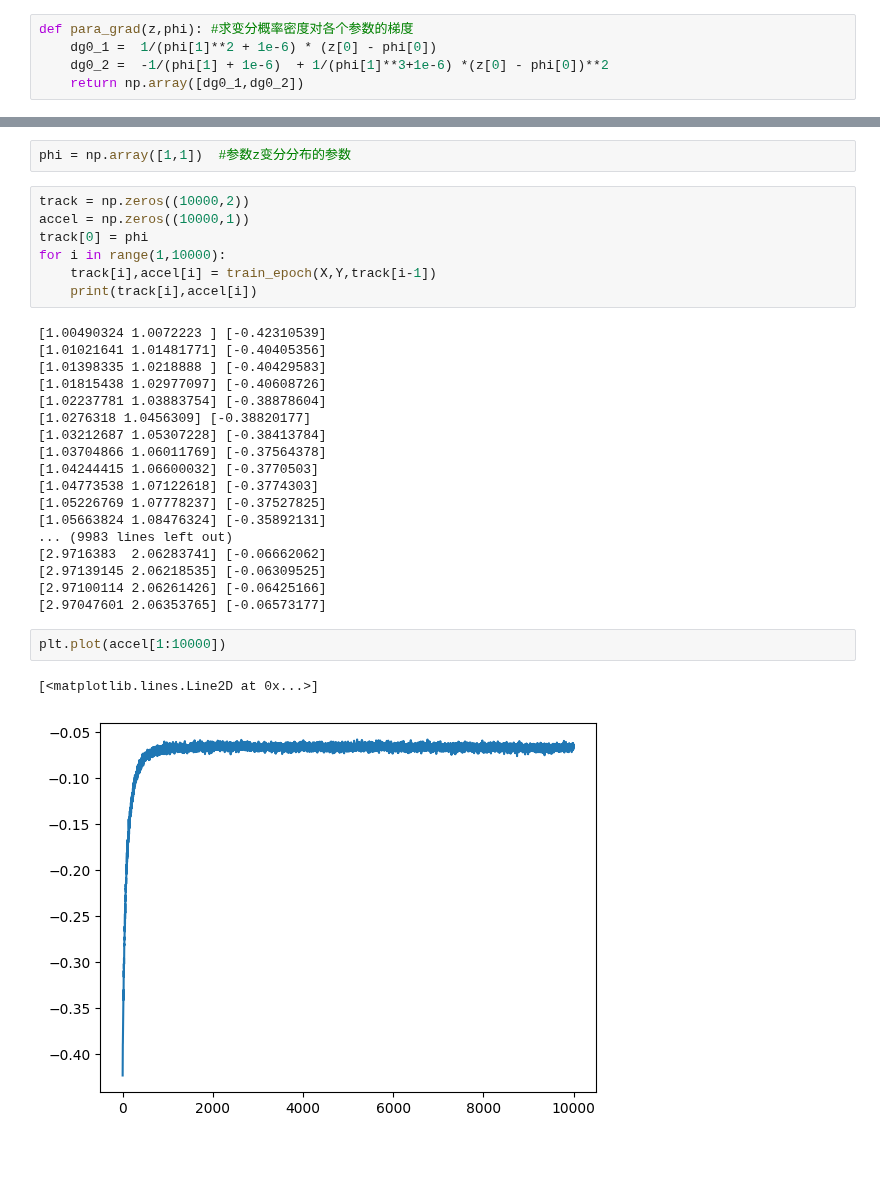
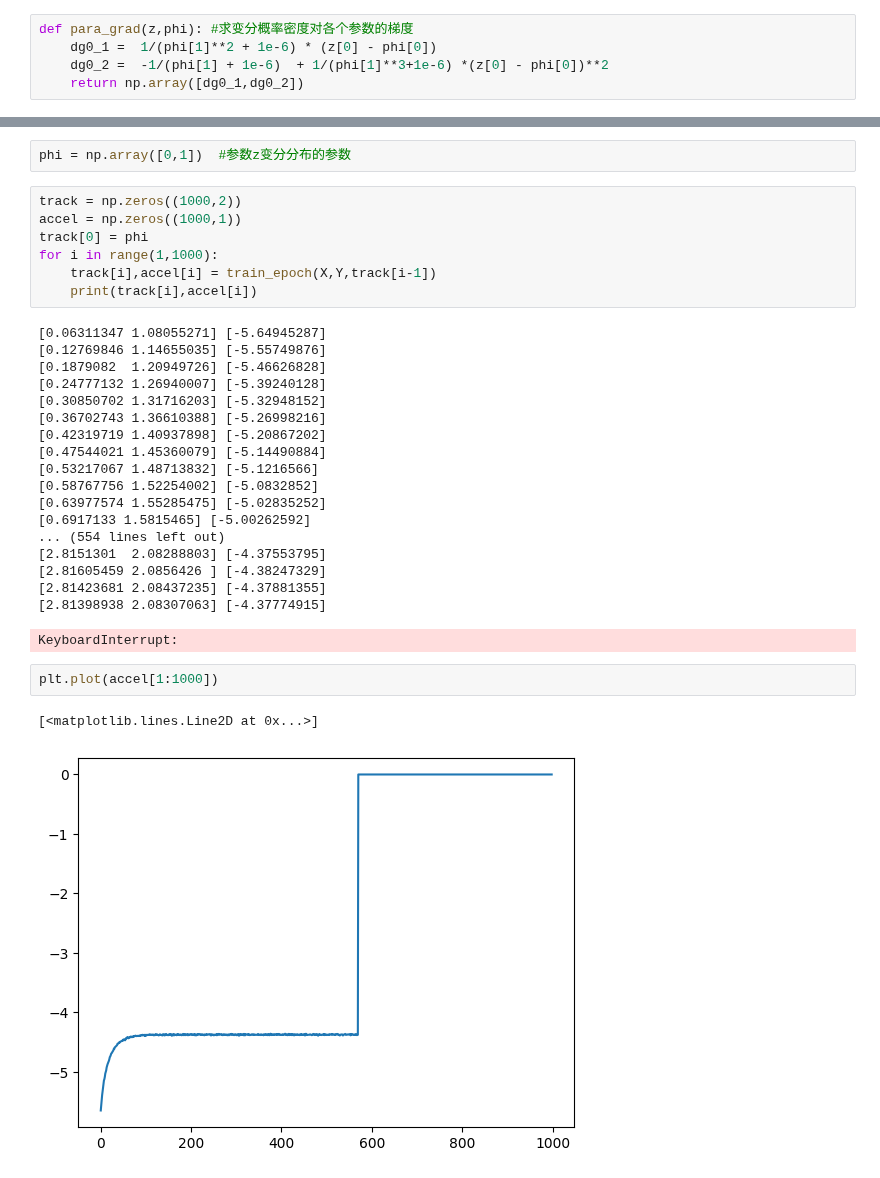
Before and after one commit to ZerooVector/ZerooVector.github.io, a Jupyter notebook: blogs/attached_code/VariationalInference.ipynb, the cells around one changed output, grey strips where cells are left out. Saved outputs shown, nothing was run; the diff lists cells and outputs as text.

```diff
--- a/blogs/attached_code/VariationalInference.ipynb
+++ b/blogs/attached_code/VariationalInference.ipynb
@@ -54,33 +62,34 @@ def train_epoch(X, Y, phi, lr=0.01):
     return phi, accu_elbo
 # %%
-phi = np.array([1,1])  #参数z变分分布的参数
+phi = np.array([0,1])  #参数z变分分布的参数
 # %%
-track = np.zeros((10000,2))
-accel = np.zeros((10000,1))
+track = np.zeros((1000,2))
+accel = np.zeros((1000,1))
 track[0] = phi
-for i in range(1,10000):
+for i in range(1,1000):
     track[i],accel[i] = train_epoch(X,Y,track[i-1])
     print(track[i],accel[i])
 # %% [output]
-[1.00490324 1.0072223 ] [-0.42310539]
-[1.01021641 1.01481771] [-0.40405356]
-[1.01398335 1.0218888 ] [-0.40429583]
-[1.01815438 1.02977097] [-0.40608726]
-[1.02237781 1.03883754] [-0.38878604]
-[1.0276318 1.0456309] [-0.38820177]
-[1.03212687 1.05307228] [-0.38413784]
-[1.03704866 1.06011769] [-0.37564378]
-[1.04244415 1.06600032] [-0.3770503]
-[1.04773538 1.07122618] [-0.3774303]
-[1.05226769 1.07778237] [-0.37527825]
-[1.05663824 1.08476324] [-0.35892131]
-... (9983 lines left out)
-[2.9716383  2.06283741] [-0.06662062]
-[2.97139145 2.06218535] [-0.06309525]
-[2.97100114 2.06261426] [-0.06425166]
-[2.97047601 2.06353765] [-0.06573177]
+[0.06311347 1.08055271] [-5.64945287]
+[0.12769846 1.14655035] [-5.55749876]
+[0.1879082  1.20949726] [-5.46626828]
+[0.24777132 1.26940007] [-5.39240128]
+[0.30850702 1.31716203] [-5.32948152]
+[0.36702743 1.36610388] [-5.26998216]
+[0.42319719 1.40937898] [-5.20867202]
+[0.47544021 1.45360079] [-5.14490884]
+[0.53217067 1.48713832] [-5.1216566]
+[0.58767756 1.52254002] [-5.0832852]
+[0.63977574 1.55285475] [-5.02835252]
+[0.6917133 1.5815465] [-5.00262592]
+... (554 lines left out)
+[2.8151301  2.08288803] [-4.37553795]
+[2.81605459 2.0856426 ] [-4.38247329]
+[2.81423681 2.08437235] [-4.37881355]
+[2.81398938 2.08307063] [-4.37774915]
+KeyboardInterrupt:
 # %%
-plt.plot(accel[1:10000])
+plt.plot(accel[1:1000])
 # %% [output]
 [<matplotlib.lines.Line2D at 0x...>]
-[figure, old version]
+[figure, new version]
```
Also changed, not shown: parts of 11 cells of this notebook, 2 other files.
